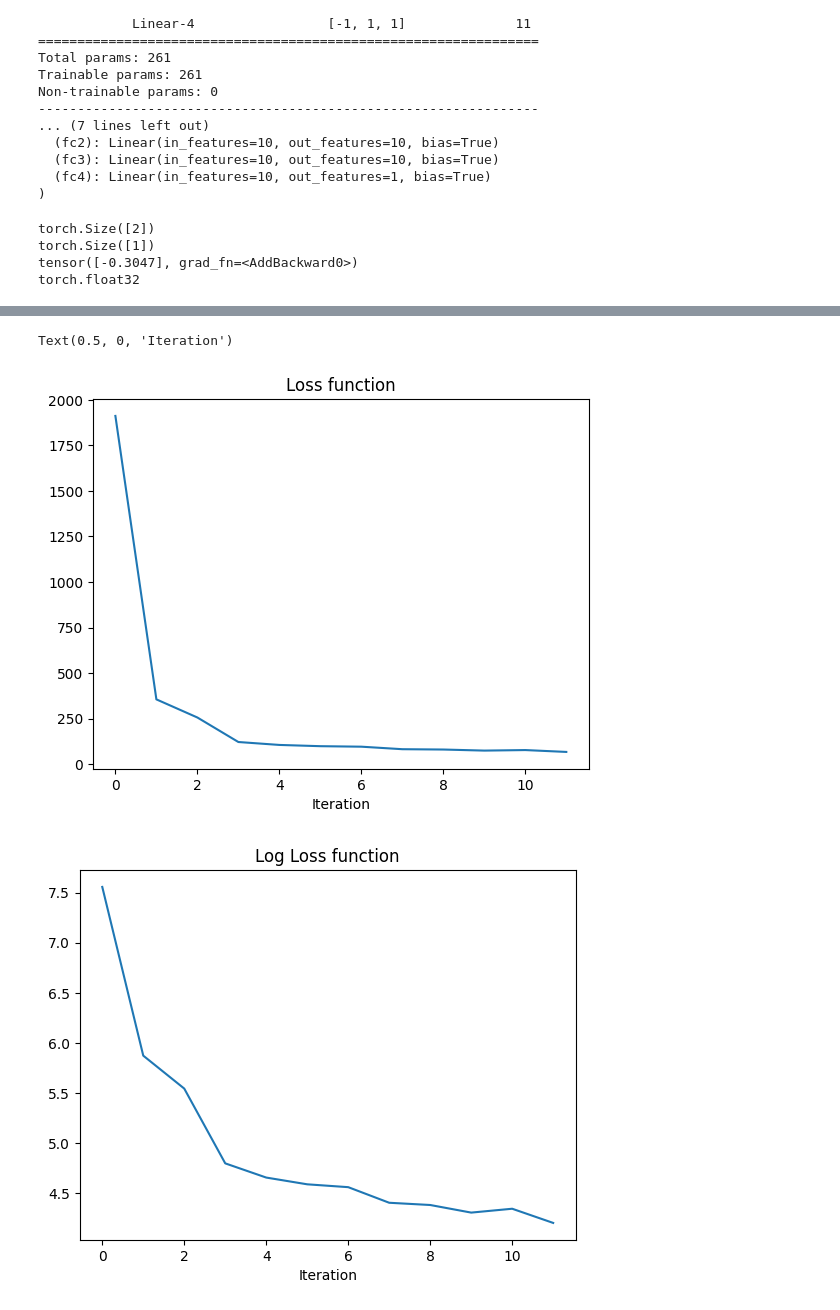
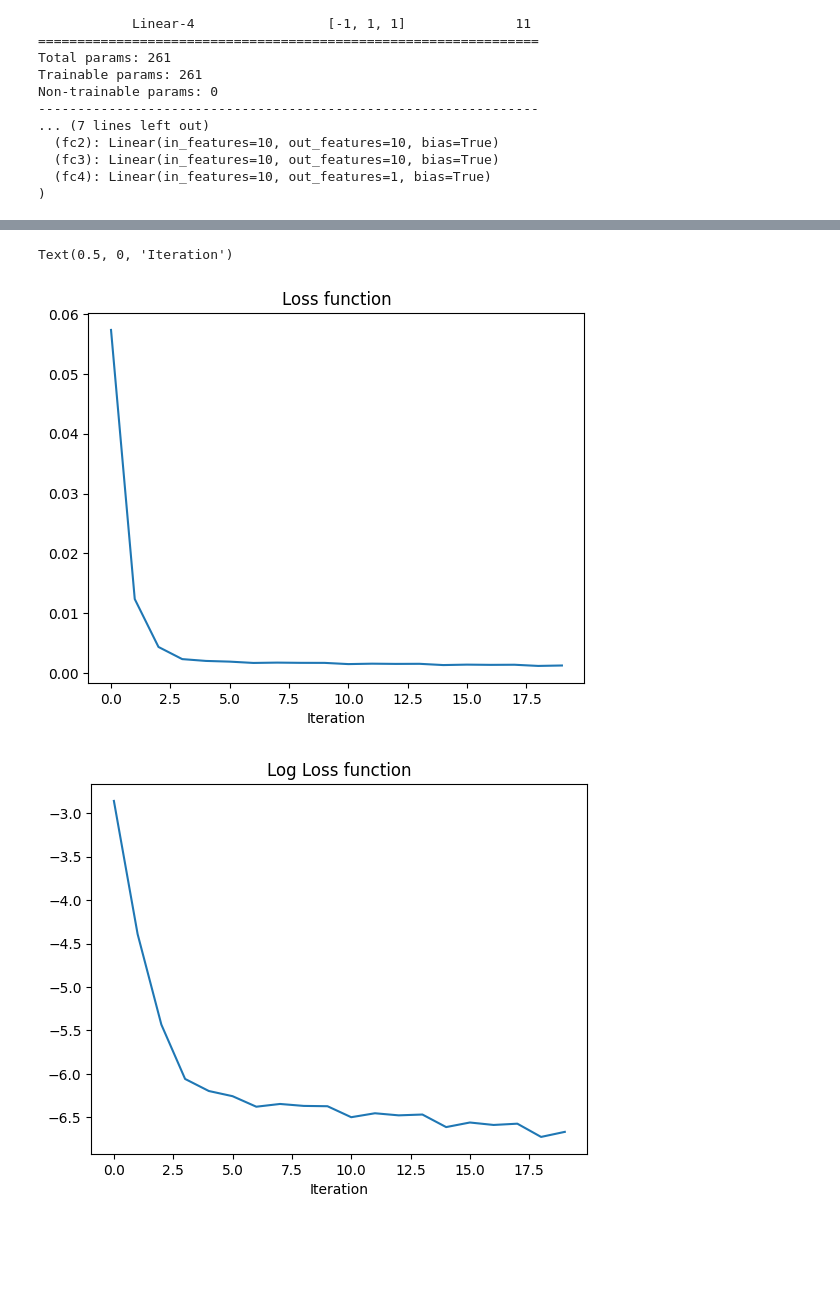
Before and after one commit to PottaChainsaw/functionApproximator, a Jupyter notebook: approximator.ipynb, the cells around one changed output, grey strips where cells are left out. Drawn from its saved outputs; the diff is of its cells as text; code cells hidden in the pictures; blank space fills up the shorter version.

```diff
--- a/approximator.ipynb
+++ b/approximator.ipynb
@@ -35,18 +44,13 @@ Text(0.5, 0, 'z')
 # %%
-# Create dataset
+### Create dataset by random sampling
 
-input = np.random.random([10000, 2]) * 20 -10
+input = np.random.random([10000, 2]) * 20 - 10
 output = f(input[:, 0], input[:, 1])
 
 tensor_input = torch.Tensor(input)
 tensor_output = torch.Tensor(output)
 
-
-
-
-
 dataset = TensorDataset(tensor_input, tensor_output)
-dataloader = DataLoader(dataset)
-
-print(input.dtype)
+dataloader = DataLoader(dataset, batch_size=1)
+print(np.min(input))
 # %% [output]
@@ -59,15 +63,22 @@ class Net(nn.Module):
     def __init__(self):
         super().__init__()
 
-        self.fc1 = nn.Linear(2, 10)
-        self.fc2 = nn.Linear(10, 10)
-        self.fc3 = nn.Linear(10, 10)
-        self.fc4 = nn.Linear(10, 1)
+        n_in = 2 # input, x and y
+        n1 = 10
+        n2 = 10
+        n3 = 10
+        n_out = 1 # output, z
+
+        self.fc1 = nn.Linear(n_in, n1)
+        self.fc2 = nn.Linear(n1, n2)
+        self.fc3 = nn.Linear(n2, n3)
+        self.fc4 = nn.Linear(n3, n_out)
 
     def forward(self, x):
         x = F.relu(self.fc1(x))
         x = F.relu(self.fc2(x))
         x = F.relu(self.fc3(x))
+
         x = self.fc4(x) # Linear activation for final layer
         return x
 
@@ -93,33 +104,21 @@ Non-trainable params: 0
   (fc3): Linear(in_features=10, out_features=10, bias=True)
   (fc4): Linear(in_features=10, out_features=1, bias=True)
 )
-# %%
-
-test_in = torch.Tensor([7, 8])
-test_out = net(test_in)
-print(test_in.size())
-print(test_out.size())
-print(test_out)
-print(test_out.dtype)
-# %% [output]
-torch.Size([2])
-torch.Size([1])
-tensor([-0.3047], grad_fn=<AddBackward0>)
-torch.float32
 # %%
-# Loss function and optimizer
+### Loss function and optimizer
 
 #criterion = nn.CrossEntropyLoss()
-criterion = nn.MSELoss()
-optimizer = optim.SGD(net.parameters(), lr=0.000001, momentum = 0.9)
+criterion = nn.MSELoss() # MSE loss for regresssion problems
+#optimizer = optim.SGD(net.parameters(), lr=0.0001, momentum = 0.5)
+optimizer = optim.RMSprop(net.parameters(), lr=0.0001)
 
 
 losses = []
 # %%
-# Train network
+### Train network
 traintime = 0.0
 tic = time.time()
-for epoch in range(3):
+for epoch in range(5):
     running_loss = 0.0
     length = dataloader.__len__()
     for i, data in enumerate(dataloader, 0):
@@ -172,3 +174,3 @@ traintime  11.4, ratio:  0.85
 Text(0.5, 0, 'Iteration')
-[figure, old version]
+[figure, new version]
-[figure, old version]
+[figure, new version]
```
Also changed, not shown: parts of 8 cells of this notebook.
